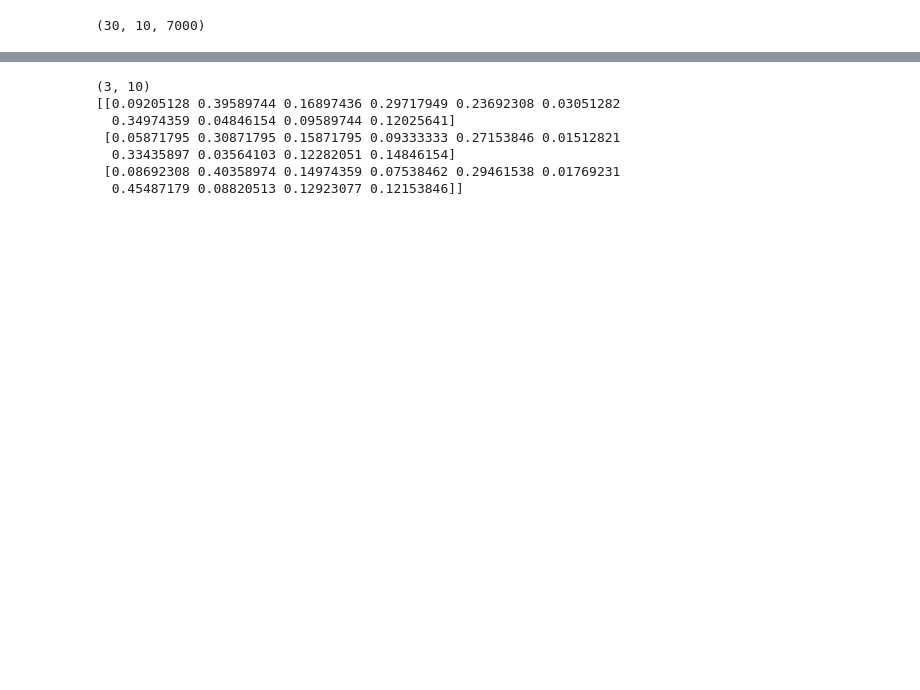
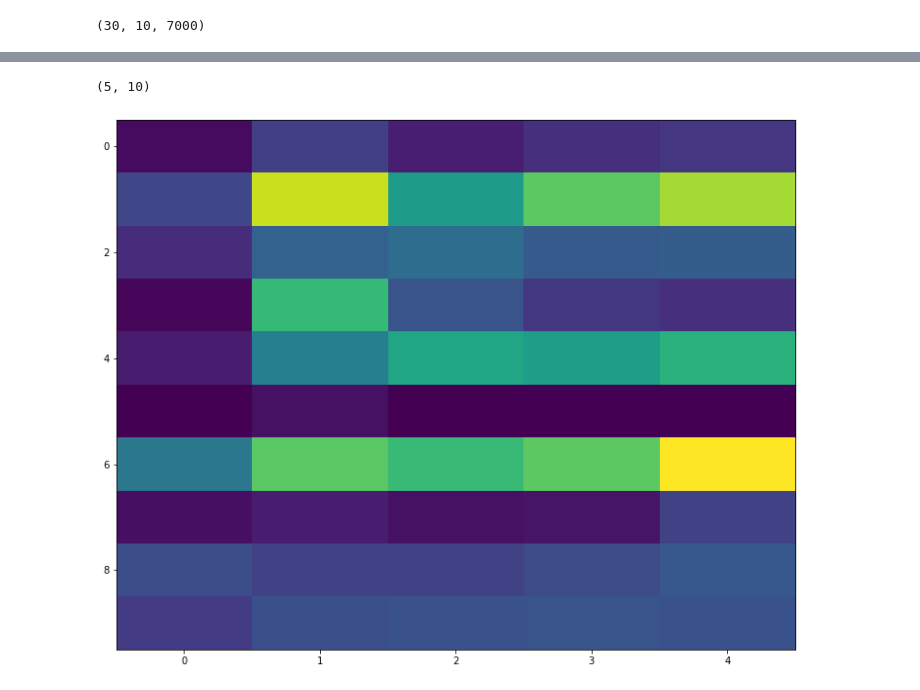
Before and after one commit to abuzarmahmood/firing_space_plot, a Jupyter notebook: changepoint_mcmc/mcmc_population_switch_bernoulli_multi_trial.ipynb, the cells around one changed output, grey strips where cells are left out. Cells and saved outputs as stored; diff of their text form; code cells hidden in the pictures; blank space fills up the shorter version.

```diff
--- a/changepoint_mcmc/mcmc_population_switch_bernoulli_multi_trial.ipynb
+++ b/changepoint_mcmc/mcmc_population_switch_bernoulli_multi_trial.ipynb
@@ -76,39 +80,27 @@ print(array_idx.shape)
 # %%
 
 lambda_names = ['lambda_{}'.format(i+1) for i in range(states)]
 with pm.Model() as model:
 
-    # Defining variables with priors
-    #alpha = 1.0/count_data.mean(axis=-1)
-
-    # Exponential prior on Poisson rate variable: for every state, for every neuron
-    #lambda_1 = pm.Exponential("lambda_1", alpha, testval = mean_vals[0], shape = (count_data.shape[0]))
-    #lambda_2 = pm.Exponential("lambda_2", alpha, testval = mean_vals[1], shape = (count_data.shape[0]))
-    #lambda_3 = pm.Exponential("lambda_3", alpha, testval = mean_vals[1], shape = (count_data.shape[0]))
 
     # SAME LAMBDAS ACROSS ALL TRIALS
     # Finite, but somewhere on the lower end, Beta prior
     #a_lambda = pm.HalfNormal('a_lambda', 2.)
     #b_lambda = pm.HalfNormal('b_lambda', 5.)
     a_lambda = 2
     b_lambda = 5
 
     lambda_latent = pm.math.stack(
                         [pm.Beta(lambda_names[i], a_lambda, b_lambda, testval = mean_vals[i],
                                    shape = (mean_vals.shape[1])) \
                          for i in range(states)]
     )
 
 print(lambda_latent.tag.test_value.shape)
-print(lambda_latent.tag.test_value)
+plt.imshow(lambda_latent.tag.test_value.T,aspect='auto');
 # %% [output]
-(3, 10)
-[[0.09205128 0.39589744 0.16897436 0.29717949 0.23692308 0.03051282
-  0.34974359 0.04846154 0.09589744 0.12025641]
- [0.05871795 0.30871795 0.15871795 0.09333333 0.27153846 0.01512821
-  0.33435897 0.03564103 0.12282051 0.14846154]
- [0.08692308 0.40358974 0.14974359 0.07538462 0.29461538 0.01769231
-  0.45487179 0.08820513 0.12923077 0.12153846]]
+(5, 10)
+[figure, added]
 # %%
 even_switches = np.linspace(0,idx.max(),states+1)
 even_switches_normal = even_switches/np.max(even_switches)
```
Also changed, not shown: parts of 23 cells of this notebook.
